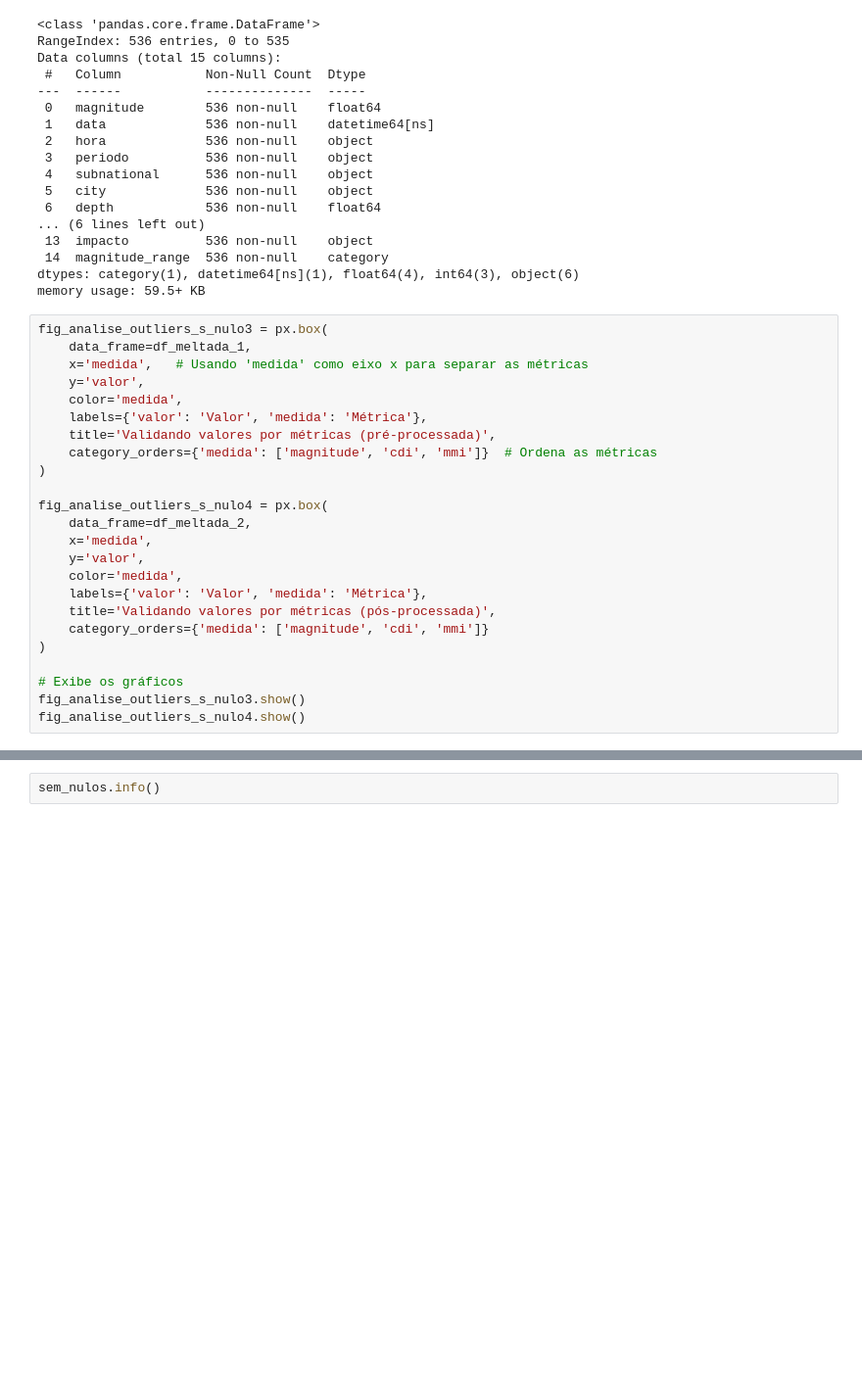
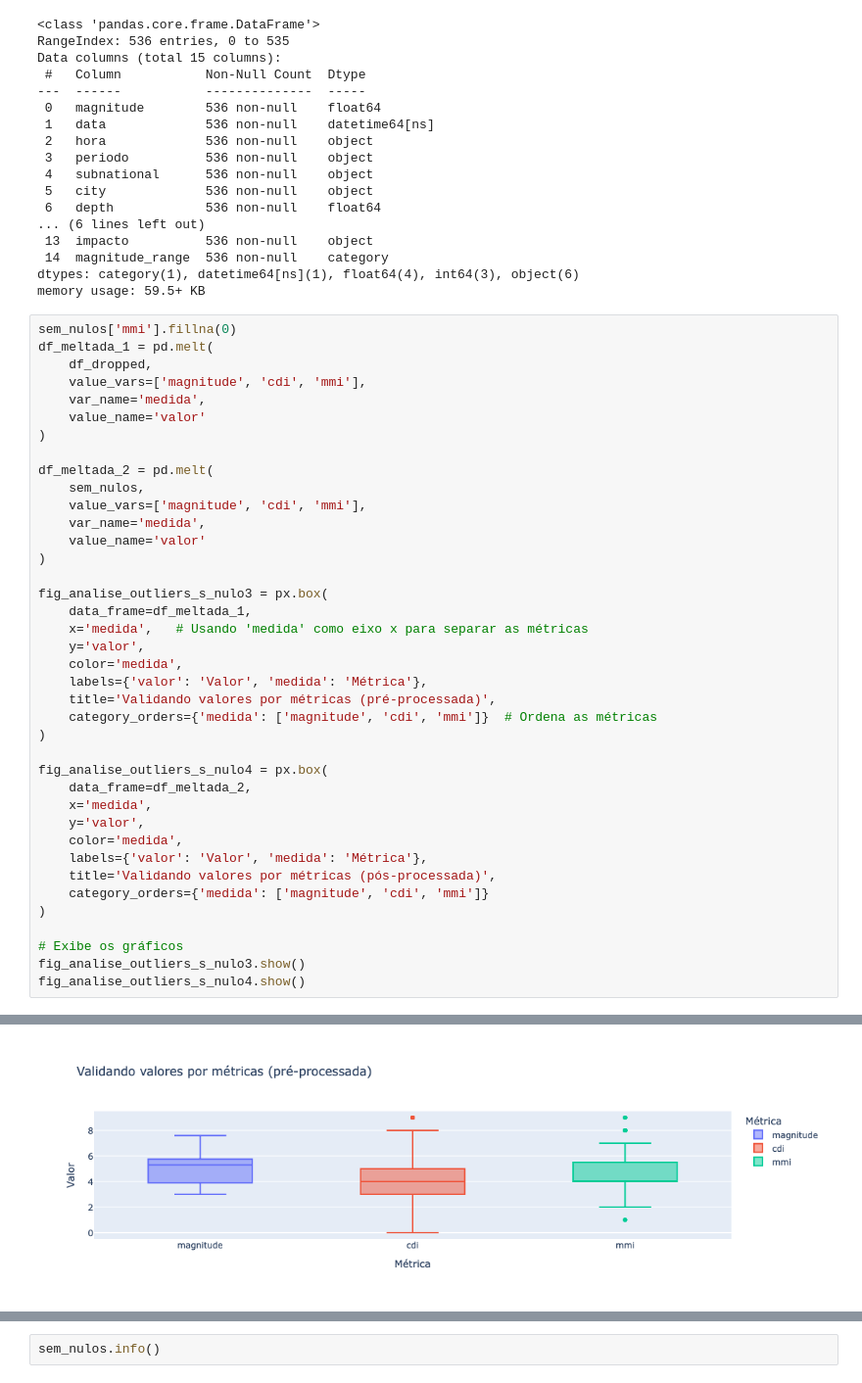
Before and after one commit to Lucas05DEV/gc24-Attack-on-Python, a Jupyter notebook: attack_on_python.ipynb, the cells around one changed output, grey strips where cells are left out. Shown at 98% size. Drawn from its saved outputs; the diff is of its cells as text; blank space fills up the shorter version.

Commit message:
fix: corrigin boxplot que estava sem o df melt

```diff
--- a/attack_on_python.ipynb
+++ b/attack_on_python.ipynb
@@ -434,6 +430,21 @@ Data columns (total 15 columns):
 dtypes: category(1), datetime64[ns](1), float64(4), int64(3), object(6)
 memory usage: 59.5+ KB
 # %%
+sem_nulos['mmi'].fillna(0)
+df_meltada_1 = pd.melt(
+    df_dropped,
+    value_vars=['magnitude', 'cdi', 'mmi'],
+    var_name='medida',
+    value_name='valor'
+)
+
+df_meltada_2 = pd.melt(
+    sem_nulos,
+    value_vars=['magnitude', 'cdi', 'mmi'],
+    var_name='medida',
+    value_name='valor'
+)
+
 fig_analise_outliers_s_nulo3 = px.box(
     data_frame=df_meltada_1,
     x='medida',   # Usando 'medida' como eixo x para separar as métricas
@@ -462,0 +472 @@ fig_analise_outliers_s_nulo4.show()
+[figure, added]
```
Also changed, not shown: parts of 8 cells of this notebook.
